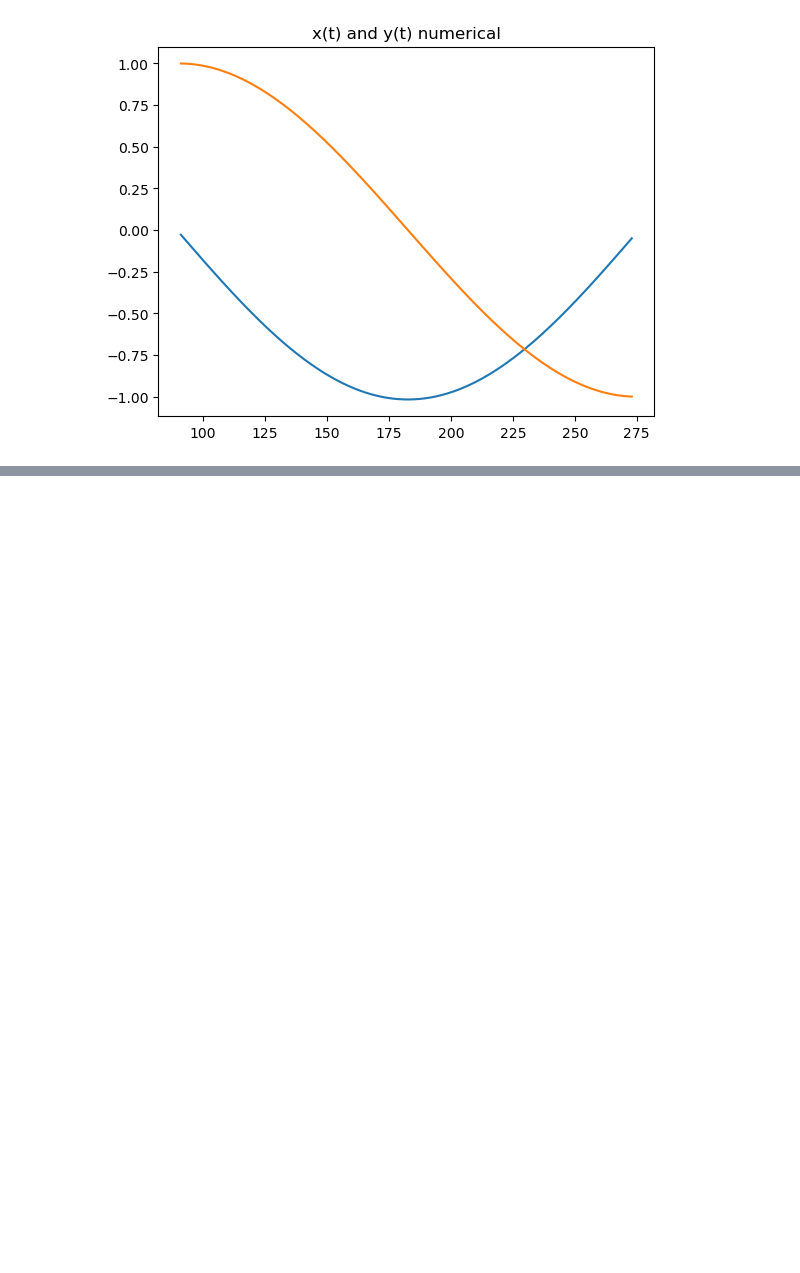
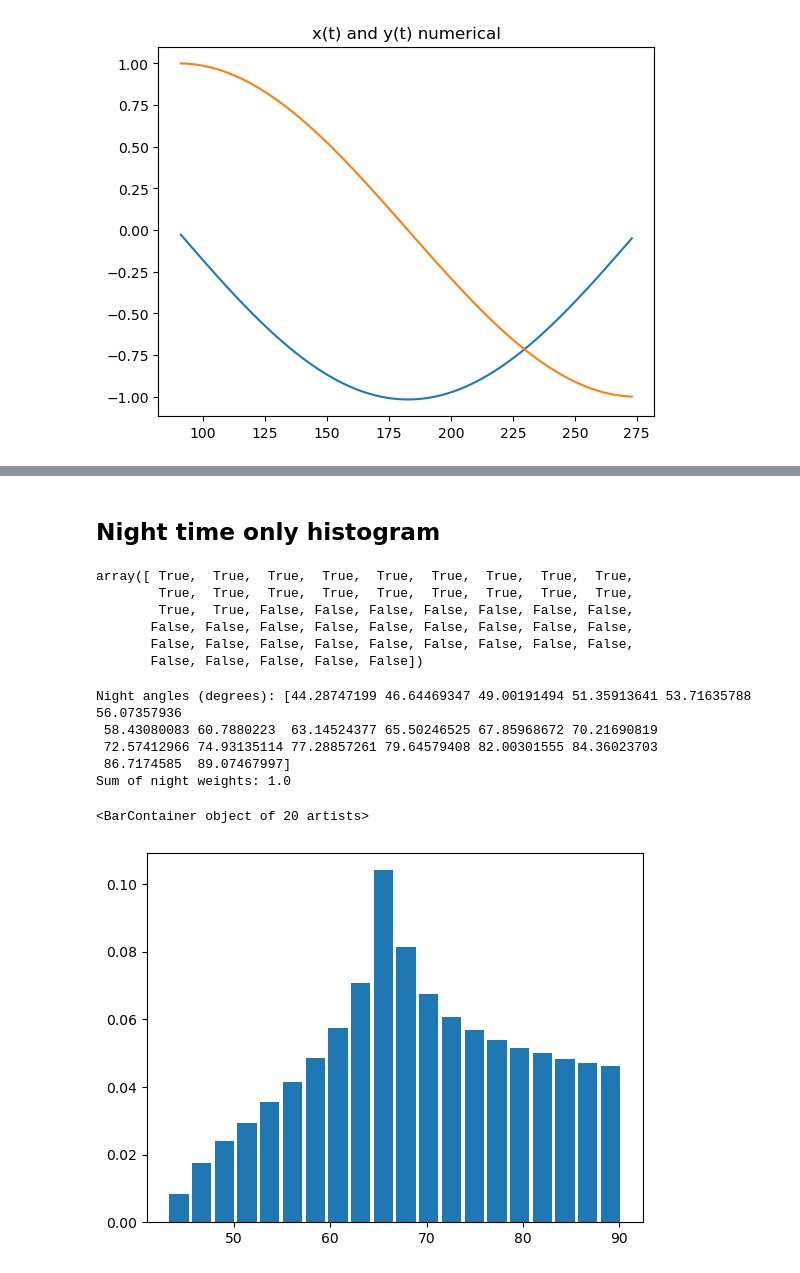
Before and after one commit to SNuDD/SNuDD, a Jupyter notebook: notebooks/earth_motion.ipynb, the cells around one changed output, grey strips where cells are left out. Saved outputs shown, nothing was run; the diff lists cells and outputs as text; code cells hidden in the pictures; blank space fills up the shorter version.

```diff
--- a/notebooks/earth_motion.ipynb
+++ b/notebooks/earth_motion.ipynb
@@ -18,7 +17,12 @@ We will load the geometry module to compute zenith angles over a data taking per
 t0 = 91
 T  = 182
 
-GranSasso = SolarAngles(latitude=42.47, t0=t0, T=T)
+
+latitude_surf = 44.35 # Latitude of SURF (LZ)
+latitude_gs   = 42.47 # Latitude of Gran Sasso
+latitude_panda = 28.15 # Latitude of Jinping
+GranSasso = SolarAngles(latitude=latitude_gs, t0=t0, T=T)
+
 
 # Calculate orbital positions
 times, coords = GranSasso.orbit()
@@ -98,3 +102,37 @@ print("Sum of weights (data taking flux/average flux):", sum(weights))
  0.02308876 0.021869   0.02057884 0.01936846 0.018151   0.01694966
  0.01569687 0.01448563]
 Sum of weights (data taking flux/average flux): 0.9788082744991009
+# %% [markdown]
+## Night time only histogram
+# %%
+angles, weights = GranSasso.zenith_hist(bins=25)
+angles < np.pi/2
+# %% [output]
+array([ True,  True,  True,  True,  True,  True,  True,  True,  True,
+        True,  True,  True,  True,  True,  True,  True,  True,  True,
+        True,  True, False, False, False, False, False, False, False,
+       False, False, False, False, False, False, False, False, False,
+       False, False, False, False, False, False, False, False, False,
+       False, False, False, False, False])
+# %%
+# np.putmask(weights, angles >= np.pi/2, 0)
+# print(weights)
+
+angles_night  = angles[angles < np.pi/2]
+weights_night = weights[angles < np.pi/2]
+
+weights_night /= sum(weights_night)  # Normalize weights to sum to 1
+
+print("Night angles (degrees):", angles_night * 180 / np.pi)
+print("Sum of night weights:", weights_night.sum())
+# %% [output]
+Night angles (degrees): [44.28747199 46.64469347 49.00191494 51.35913641 53.71635788 56.07357936
+ 58.43080083 60.7880223  63.14524377 65.50246525 67.85968672 70.21690819
+ 72.57412966 74.93135114 77.28857261 79.64579408 82.00301555 84.36023703
+ 86.7174585  89.07467997]
+Sum of night weights: 1.0
+# %%
+plt.bar(angles_night * 180 / np.pi, weights_night, width=2)
+# %% [output]
+<BarContainer object of 20 artists>
+[figure, added]
```
Also changed, not shown: parts of 2 cells of this notebook, 3 other files.
